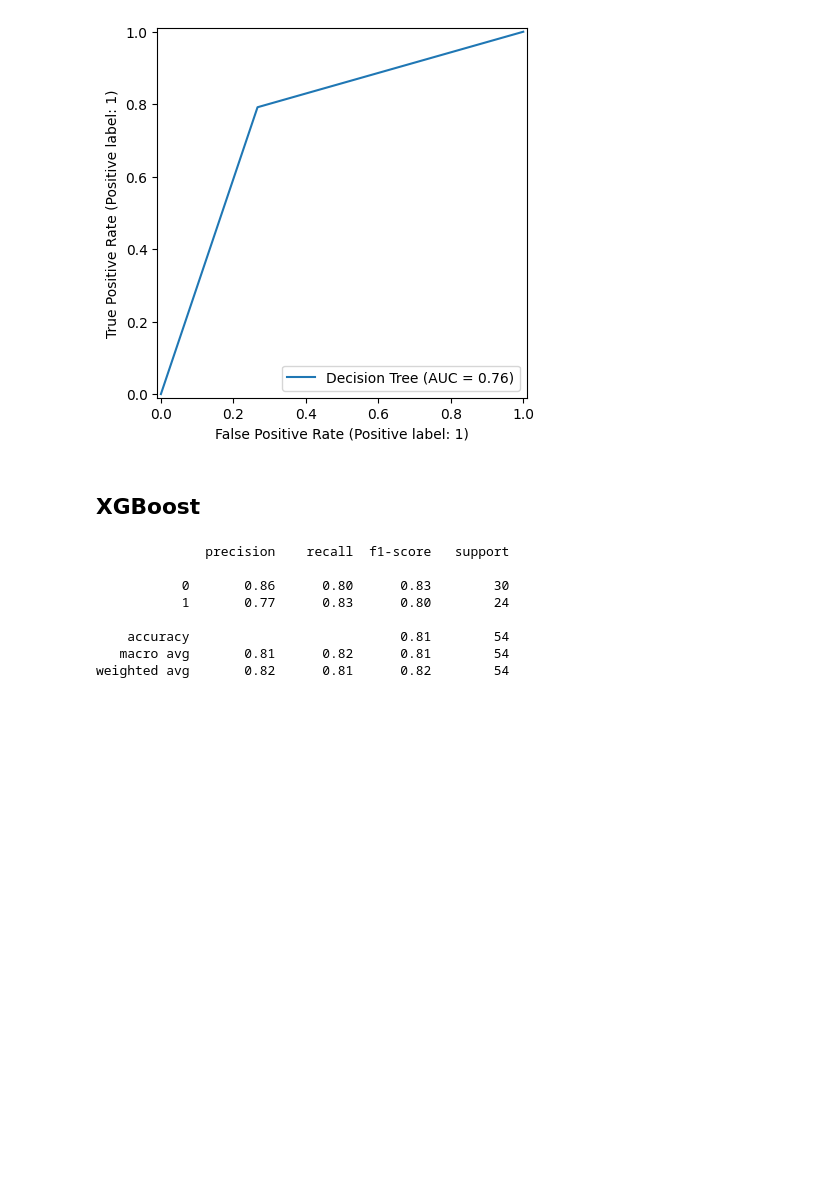
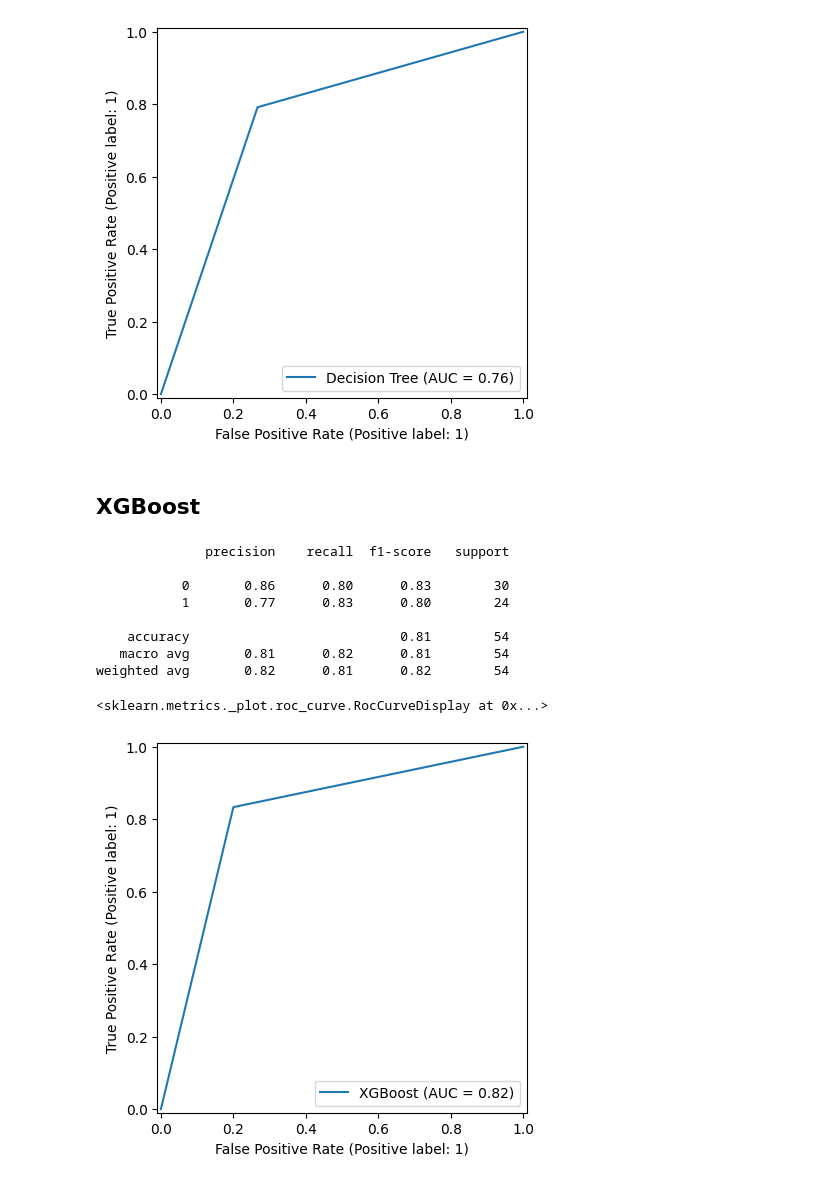
Before and after one commit to ledsouza/machine-learning-xgboost, a Jupyter notebook: classification.ipynb, the cells around one changed output. Drawn from its saved outputs; the diff is of its cells as text; code cells hidden in the pictures; blank space fills up the shorter version.

```diff
--- a/classification.ipynb
+++ b/classification.ipynb
@@ -291,3 +291,8 @@ print(report)
     accuracy                           0.81        54
    macro avg       0.81      0.82      0.81        54
 weighted avg       0.82      0.81      0.82        54
+# %%
+RocCurveDisplay.from_predictions(y_teste, preds, name='XGBoost')
+# %% [output]
+<sklearn.metrics._plot.roc_curve.RocCurveDisplay at 0x...>
+[figure, added]
```
Also changed, not shown: parts of 1 cell of this notebook.
